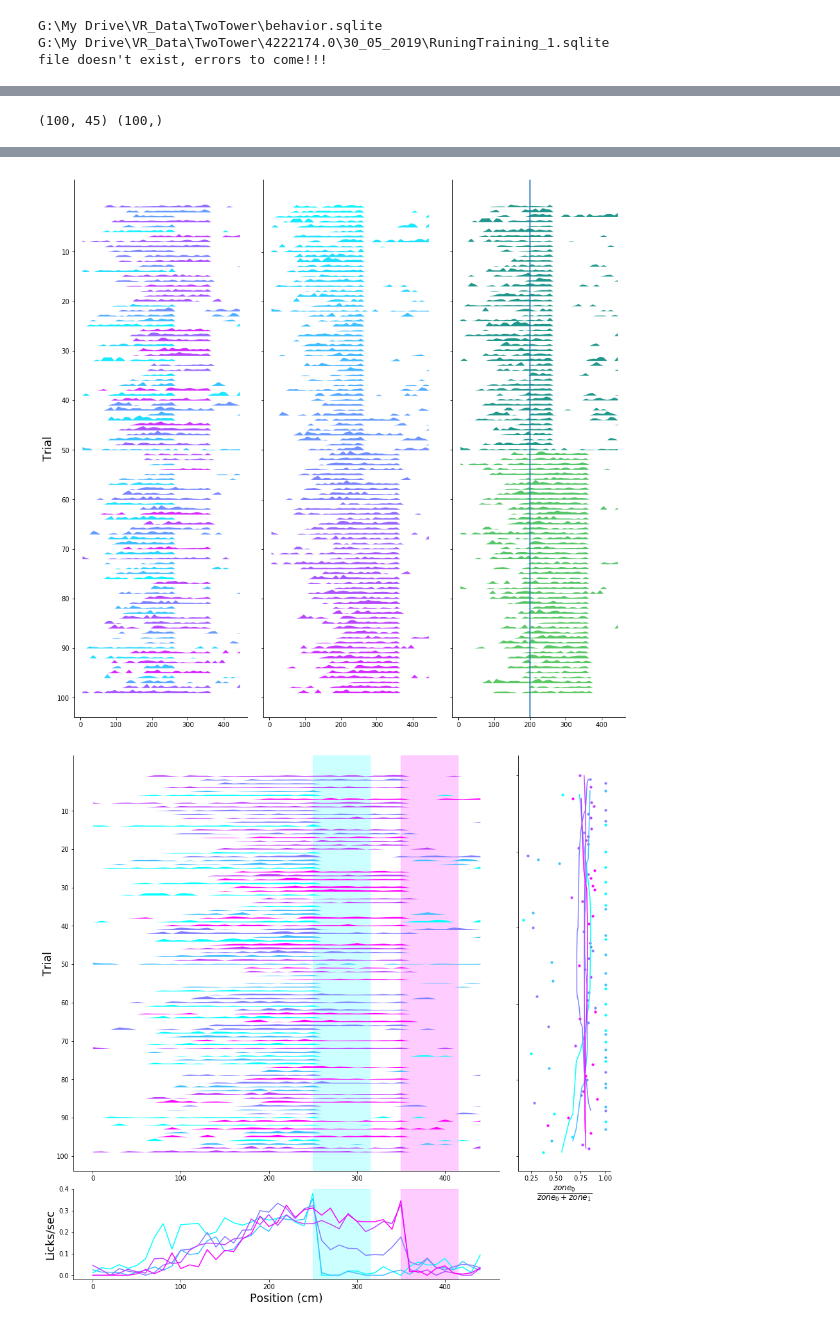
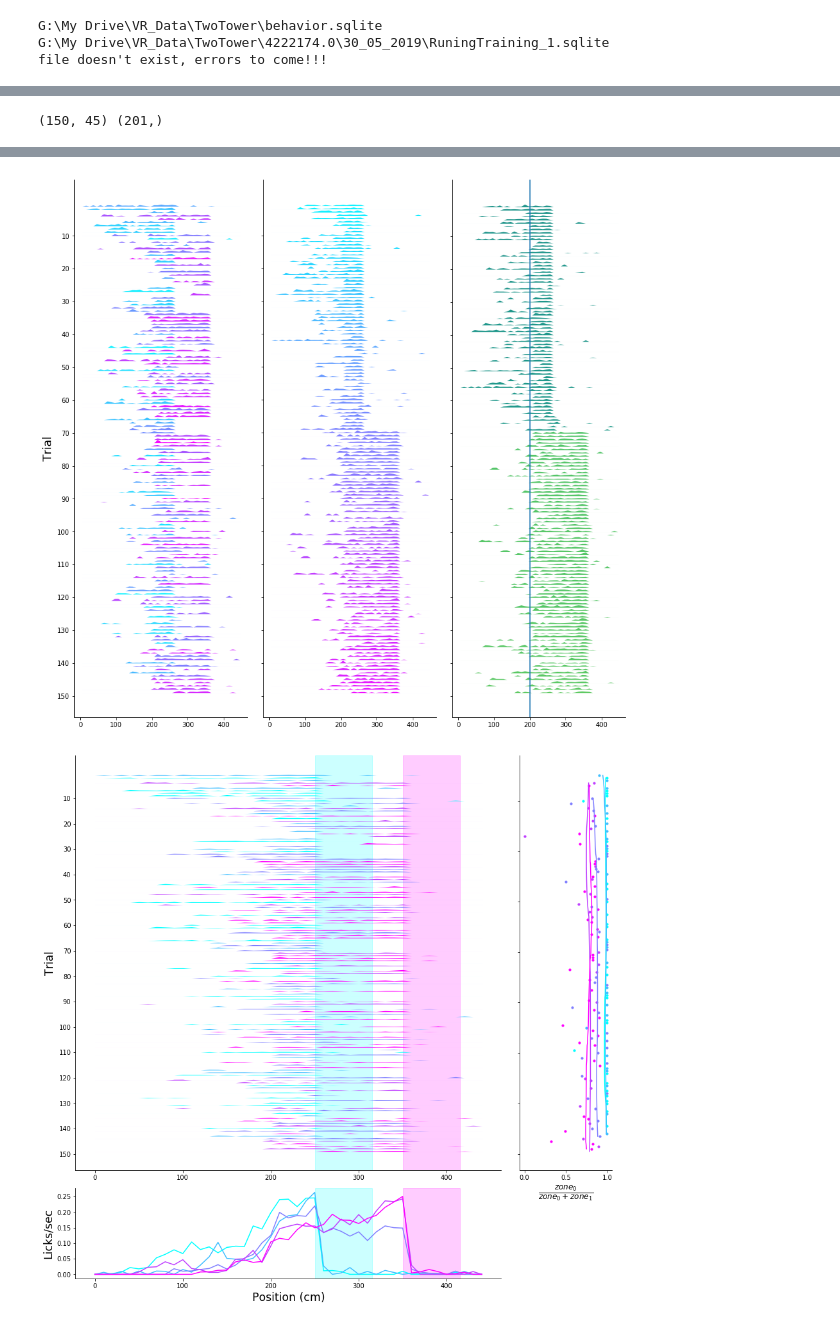
Before and after one commit to GiocomoLab/MightyMorphingPhotonRangers, a Jupyter notebook: scratch/Untitled4.ipynb, the cells around one changed output, grey strips where cells are left out. Saved outputs shown, nothing was run; the diff lists cells and outputs as text; code cells hidden in the pictures.

```diff
--- a/scratch/Untitled4.ipynb
+++ b/scratch/Untitled4.ipynb
@@ -24,7 +27,7 @@ df = pp.load_session_db()
 
 
 df = df[df['RewardCount']>30]
-df = df[df['Imaging']==1]
+# df = df[df['Imaging']==1]
 df = df.sort_values(['MouseName','DateTime','SessionNumber'])
 tracks = 'TwoTower_noTimeout|TwoTower_Timeout|Reversal_noTimeout|Reversal|TwoTower_foraging|FreqMorph_Timeout'
 df = df[df['Track'].str.contains(tracks,regex=True)]
@@ -33,7 +36,7 @@ G:\My Drive\VR_Data\TwoTower\behavior.sqlite
 G:\My Drive\VR_Data\TwoTower\4222174.0\30_05_2019\RuningTraining_1.sqlite
 file doesn't exist, errors to come!!!
 # %%
-mouse = '4222174.1'
+mouse = '4222157.3'
 df_mouse = df[df['MouseName'].str.match(mouse)]
 # df_mouse = df_mouse[df_mouse['Track'].str.match('TwoTower_noTimeout') | df_mouse['Track'].str.match('TwoTower_Timeout')]
 df_mouse
@@ -52,35 +61,36 @@ df_mouse
 # %%
-sess = df_mouse.iloc[-3]
+sess = df_mouse.iloc[-1]
 # %%
 VRDat = pp.behavior_dataframe(sess['data file'])
 trial_info, tstart_inds, teleport_inds = u.by_trial_info(VRDat)
 lick_trial_mat,occ,edges,centers= u.make_pos_bin_trial_matrices(VRDat['lick']._values,
                                                             VRDat['pos']._values,
                                                             VRDat['tstart']._values,
                                                             VRDat['teleport']._values,
                                                             bin_size=10)
+lick_trial_mat = lick_trial_mat[:150,:]
 print(lick_trial_mat.shape,trial_info['morphs'].shape)
-lick_morph_dict = u.trial_type_dict(lick_trial_mat,trial_info['morphs'])
+lick_morph_dict = u.trial_type_dict(lick_trial_mat,trial_info['morphs'][:150])
 speed_trial_mat = u.make_pos_bin_trial_matrices(VRDat['speed']._values,
                                                         VRDat['pos']._values,
                                                         VRDat['tstart']._values,
                                                         VRDat['teleport']._values,
                                                         mat_only=True,bin_size=10)
 
 effMorph = (trial_info['morphs']+trial_info['wallJitter']+trial_info['bckgndJitter']+.25)/1.5
 reward_pos = trial_info['reward_pos']
 reward_pos[np.isnan(reward_pos)]= 480.
 f_lick, axarr_lick = b.behavior_raster_foraging(lick_trial_mat/np.nanmax(lick_trial_mat.ravel()),
-                                                centers,effMorph,reward_pos/480.,smooth=False)
+                                                centers,effMorph[:150],reward_pos[:150]/480.,smooth=False)
 
 
 f_lick, (ax_lick, meanlr_ax, lickrat_ax) = b.lick_plot_task(lick_morph_dict,edges,smooth=False)
 # %% [output]
-(100, 45) (100,)
+(150, 45) (201,)
 'c' argument looks like a single numeric RGB or RGBA sequence, which should be avoided as value-mapping will have precedence in case its length matches with 'x' & 'y'.  Please use a 2-D array with a s ...
 'c' argument looks like a single numeric RGB or RGBA sequence, which should be avoided as value-mapping will have precedence in case its length matches with 'x' & 'y'.  Please use a 2-D array with a s ...
 'c' argument looks like a single numeric RGB or RGBA sequence, which should be avoided as value-mapping will have precedence in case its length matches with 'x' & 'y'.  Please use a 2-D array with a s ...
 'c' argument looks like a single numeric RGB or RGBA sequence, which should be avoided as value-mapping will have precedence in case its length matches with 'x' & 'y'.  Please use a 2-D array with a s ...
 'c' argument looks like a single numeric RGB or RGBA sequence, which should be avoided as value-mapping will have precedence in case its length matches with 'x' & 'y'.  Please use a 2-D array with a s ...
-[figure, old version]
+[figure, new version]
-[figure, old version]
+[figure, new version]
```
Also changed, not shown: parts of 2 cells of this notebook, 9 other files.
